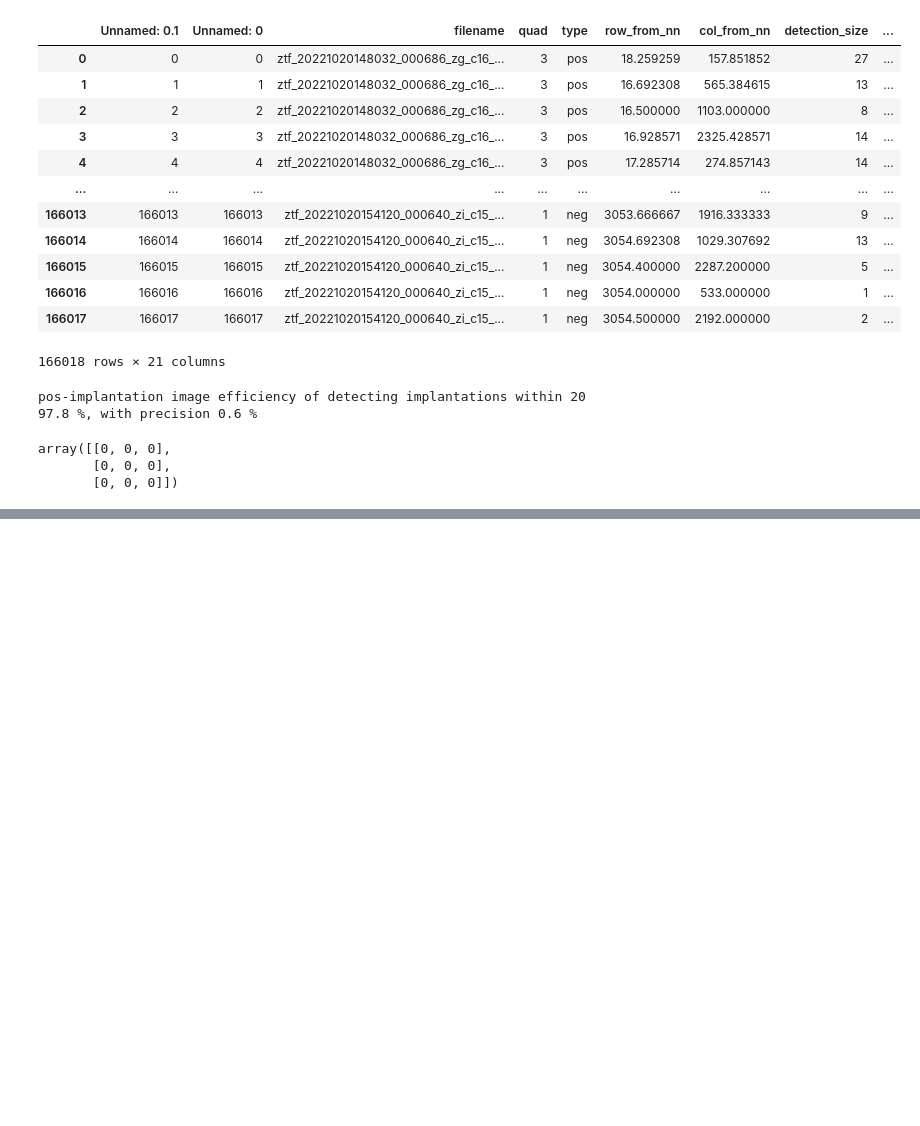
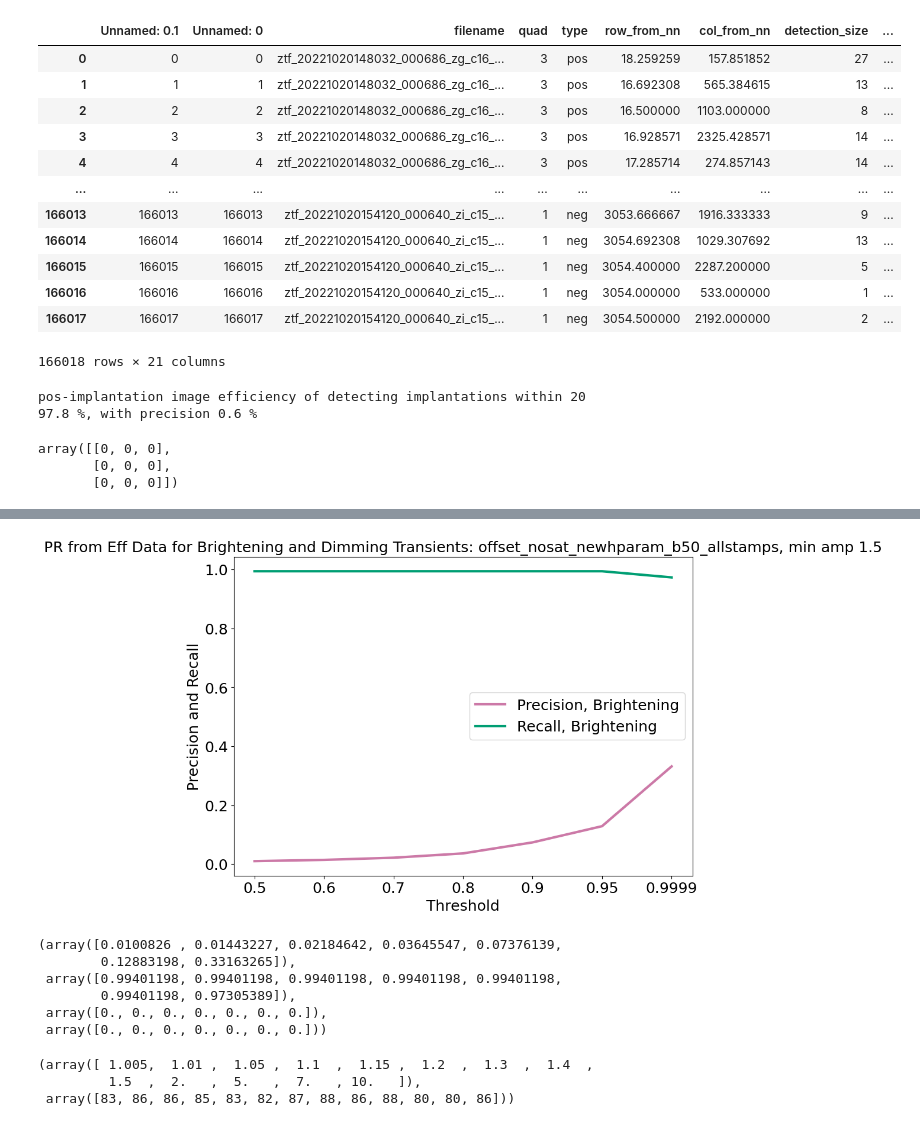
Before and after one commit to SHDaniels/Continuous-Readout-Image-Transient-Detection-with-CNNs, a Jupyter notebook: compare_pr_effdata.ipynb, the cells around one changed output, grey strips where cells are left out. Saved outputs shown, nothing was run; the diff lists cells and outputs as text; code cells hidden in the pictures; blank space fills up the shorter version.

```diff
--- a/compare_pr_effdata.ipynb
+++ b/compare_pr_effdata.ipynb
@@ -160,0 +418,16 @@ array([[0, 0, 0],
+# %%
+plot_precision_recall_from_eff_data_limited_pos("offset_nosat_newhparam_b50_allstamps", 1.5)
+# %% [output]
+[figure, added]
+(array([0.0100826 , 0.01443227, 0.02184642, 0.03645547, 0.07376139,
+        0.12883198, 0.33163265]),
+ array([0.99401198, 0.99401198, 0.99401198, 0.99401198, 0.99401198,
+        0.99401198, 0.97305389]),
+ array([0., 0., 0., 0., 0., 0., 0.]),
+ array([0., 0., 0., 0., 0., 0., 0.]))
+# %%
+np.unique(df_implants_pos['A_from_implant'], return_counts=True)
+# %% [output]
+(array([ 1.005,  1.01 ,  1.05 ,  1.1  ,  1.15 ,  1.2  ,  1.3  ,  1.4  ,
+         1.5  ,  2.   ,  5.   ,  7.   , 10.   ]),
+ array([83, 86, 86, 85, 83, 82, 87, 88, 86, 88, 80, 80, 86]))
```
Also changed, not shown: parts of 14 cells of this notebook, 1 other file.
